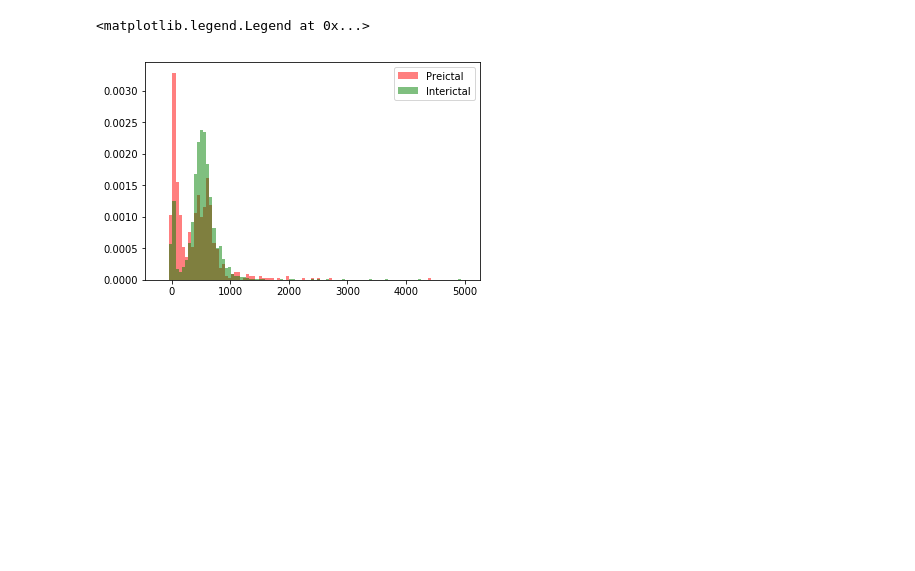
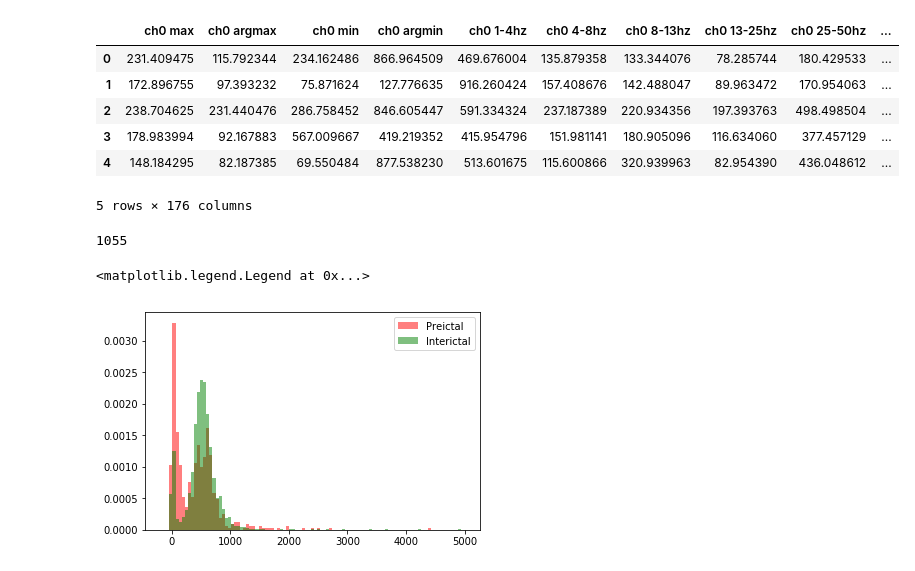
Before and after one commit to senane/ADELPHI, a Jupyter notebook: Stim Analysis/SVMSpont.ipynb, the cells around one changed output. Saved outputs shown, nothing was run; the diff lists cells and outputs as text; code cells hidden in the pictures; blank space fills up the shorter version.

```diff
--- a/Stim Analysis/SVMSpont.ipynb
+++ b/Stim Analysis/SVMSpont.ipynb
@@ -100,6 +100,50 @@ def compmat(df1, df2):
             comp[i][j] = pval
 
     return comp
+# %%
+def reframe(df):
+    # Change feature dataframe to be channel
+    longp = int(16*df.shape[1])
+    shortn = int(df.shape[0]/16)
+
+    newcols = [' ']*longp
+
+    for j in range(16):
+        for i, col in enumerate(df.columns):
+            newcols[df.shape[1]*j + i] = 'ch' + str(j) + ' ' + col
+
+
+    newdf = pd.DataFrame(np.zeros([shortn,longp]), columns = newcols)
+
+    for i, col in enumerate(df.columns):
+
+        for j in range (0,16):
+            newval = df[col][j]
+            newdf.iloc[:,16*i+j] = newval.values
+
+
+    return newdf
+# %%
+
+#prefeat03.iloc[:,1]
+prefeat = reframe(prefeat03)
+
+interfeat = reframe(interfeat03)
+interfeat.head()
+# %% [output]
+|  | ch0 max | ch0 argmax | ch0 min | ch0 argmin | ch0 1-4hz | ch0 4-8hz | ch0 8-13hz | ch0 13-25hz | ch0 25-50hz | ... |
+| 0 | 231.409475 | 115.792344 | 234.162486 | 866.964509 | 469.676004 | 135.879358 | 133.344076 | 78.285744 | 180.429533 | ... |
+| 1 | 172.896755 | 97.393232 | 75.871624 | 127.776635 | 916.260424 | 157.408676 | 142.488047 | 89.963472 | 170.954063 | ... |
+| 2 | 238.704625 | 231.440476 | 286.758452 | 846.605447 | 591.334324 | 237.187389 | 220.934356 | 197.393763 | 498.498504 | ... |
+| 3 | 178.983994 | 92.167883 | 567.009667 | 419.219352 | 415.954796 | 151.981141 | 180.905096 | 116.634060 | 377.457129 | ... |
+| 4 | 148.184295 | 82.187385 | 69.550484 | 877.538230 | 513.601675 | 115.600866 | 320.939963 | 82.954390 | 436.048612 | ... |
+5 rows × 176 columns
+# %%
+test = (np.arange(3))
+test
+int(prefeat03.shape[0]/16)
+# %% [output]
+1055
 # %%
 bins = np.linspace(-200, 5000, 100)
 plt.hist(prefeat03['1-4hz'][1],bins,color='red',alpha=0.5,density=True, label = 'Preictal')
```
Also changed, not shown: parts of 13 cells of this notebook.
